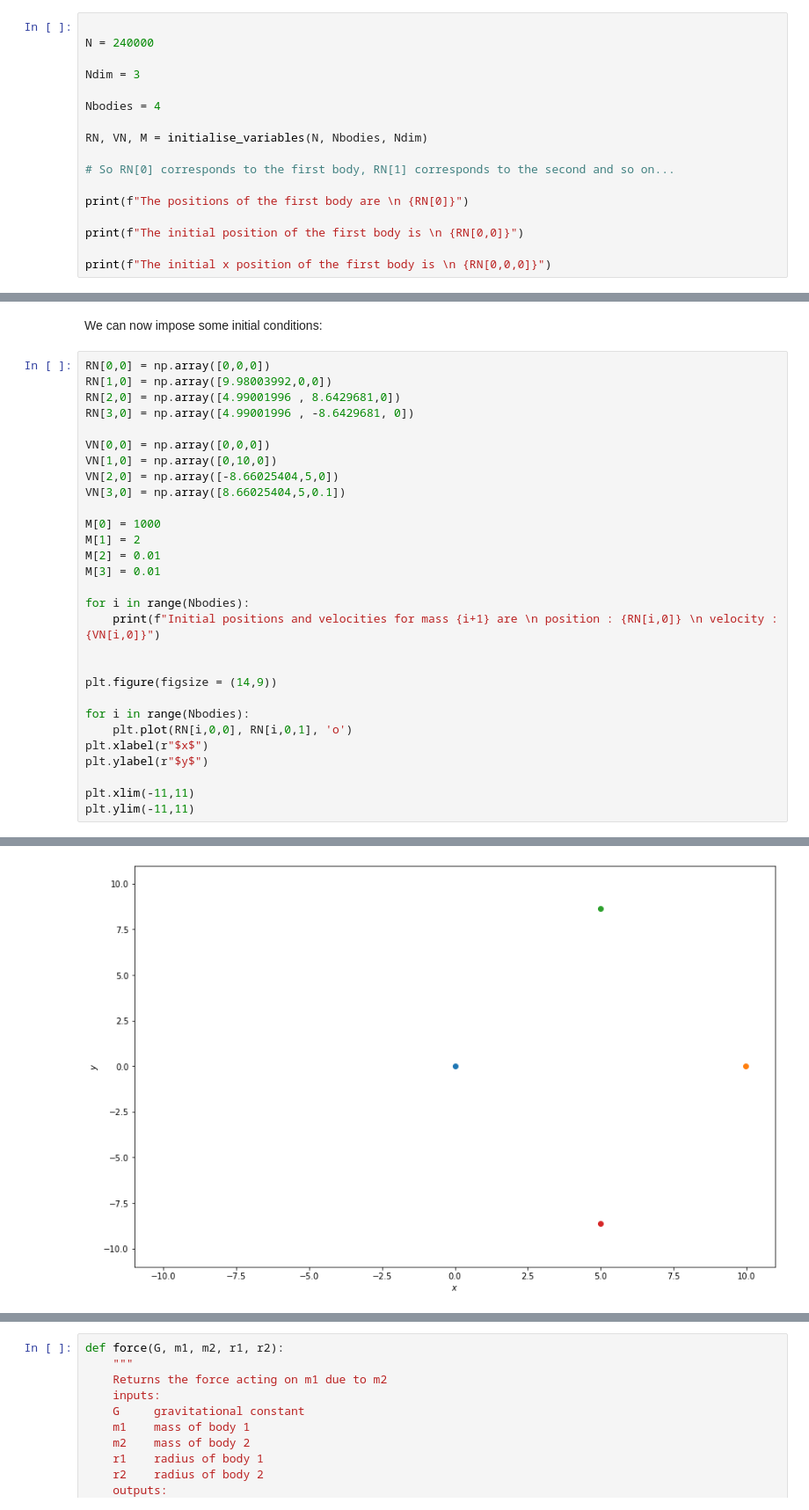
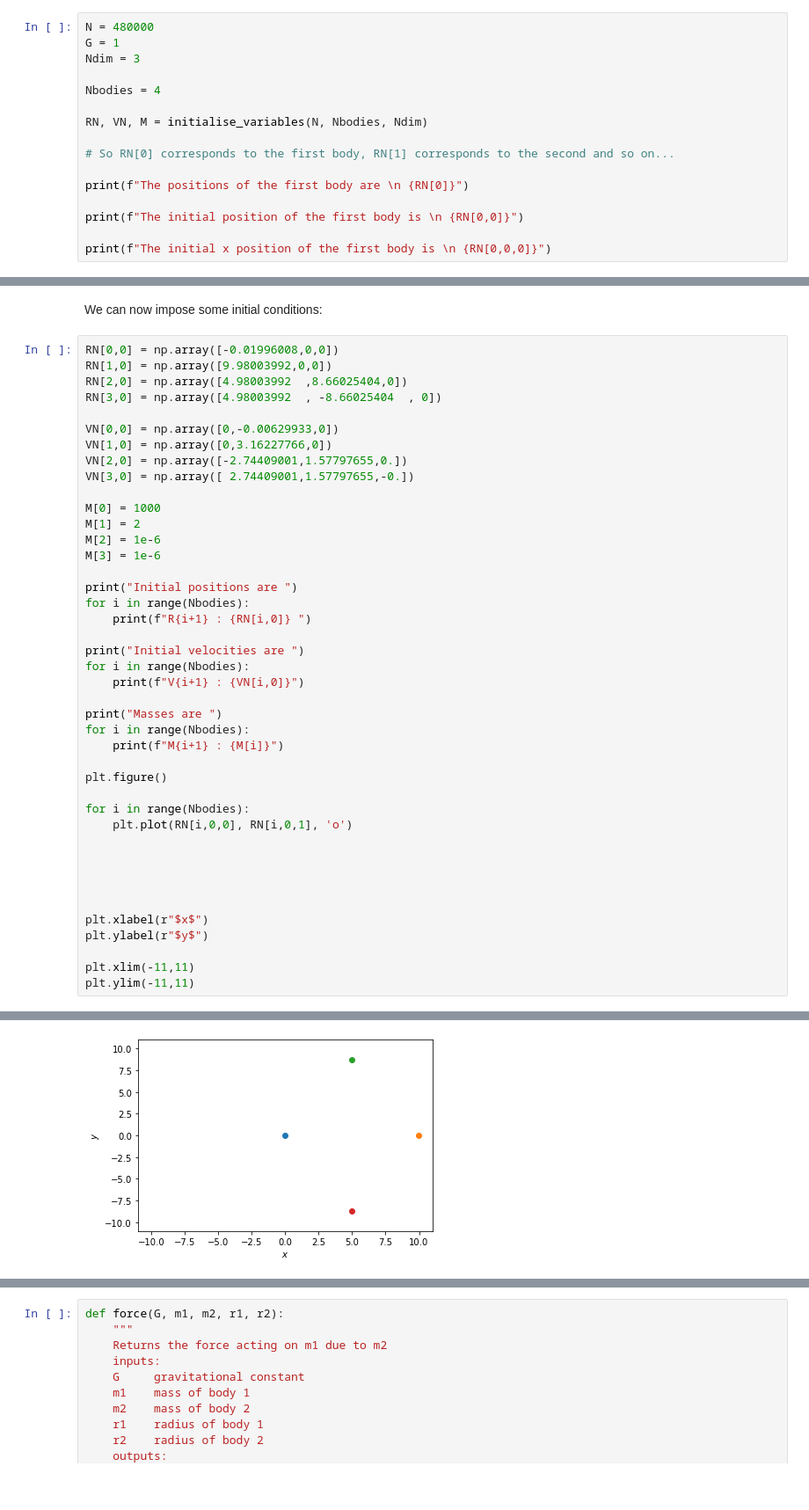
Before and after one commit to dannyphandannyphan/CompPhysMiniProject, a Jupyter notebook: Logbooks/Logbook 6.ipynb, the cells around one changed output, grey strips where cells are left out. Shown at 88% size. Cells and saved outputs as stored; diff of their text form; blank space fills up the shorter version.

```diff
--- a/Logbooks/Logbook 6.ipynb
+++ b/Logbooks/Logbook 6.ipynb
@@ -26,9 +26,8 @@ def initialise_variables(N, Nbodies, Ndim):
 
     return PN, VN, M
 # %%
-
-N = 240000
-
+N = 480000
+G = 1
 Ndim = 3
 
 Nbodies = 4
@@ -58,29 +57,42 @@ The initial x position of the first body is
 # %% [markdown]
 We can now impose some initial conditions:
 # %%
-RN[0,0] = np.array([0,0,0])
+RN[0,0] = np.array([-0.01996008,0,0])
 RN[1,0] = np.array([9.98003992,0,0])
-RN[2,0] = np.array([4.99001996 , 8.6429681,0])
-RN[3,0] = np.array([4.99001996 , -8.6429681, 0])
+RN[2,0] = np.array([4.98003992  ,8.66025404,0])
+RN[3,0] = np.array([4.98003992  , -8.66025404  , 0])
 
-VN[0,0] = np.array([0,0,0])
-VN[1,0] = np.array([0,10,0])
-VN[2,0] = np.array([-8.66025404,5,0])
-VN[3,0] = np.array([8.66025404,5,0.1])
+VN[0,0] = np.array([0,-0.00629933,0])
+VN[1,0] = np.array([0,3.16227766,0])
+VN[2,0] = np.array([-2.74409001,1.57797655,0.])
+VN[3,0] = np.array([ 2.74409001,1.57797655,-0.])
 
 M[0] = 1000
 M[1] = 2
-M[2] = 0.01
-M[3] = 0.01
+M[2] = 1e-6
+M[3] = 1e-6
 
+print("Initial positions are ")
 for i in range(Nbodies):
-    print(f"Initial positions and velocities for mass {i+1} are \n position : {RN[i,0]} \n velocity : {VN[i,0]}")
+    print(f"R{i+1} : {RN[i,0]} ")
 
+print("Initial velocities are ")
+for i in range(Nbodies):
+    print(f"V{i+1} : {VN[i,0]}")
 
-plt.figure(figsize = (14,9))
+print("Masses are ")
+for i in range(Nbodies):
+    print(f"M{i+1} : {M[i]}")
+
+plt.figure()
 
 for i in range(Nbodies):
     plt.plot(RN[i,0,0], RN[i,0,1], 'o')
+
+
+
+
+
 plt.xlabel(r"$x$")
 plt.ylabel(r"$y$")
 
@@ -102,2 +117,2 @@ Initial positions and velocities for mass 4 are
 (-11.0, 11.0)
-[figure, old version]
+[figure, new version]
```
Also changed, not shown: parts of 9 cells of this notebook, 2 other files.
